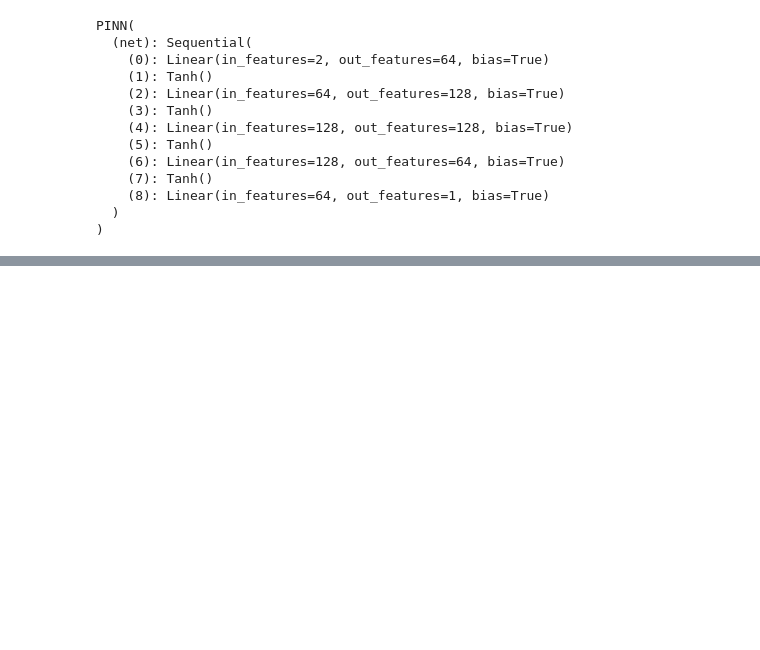
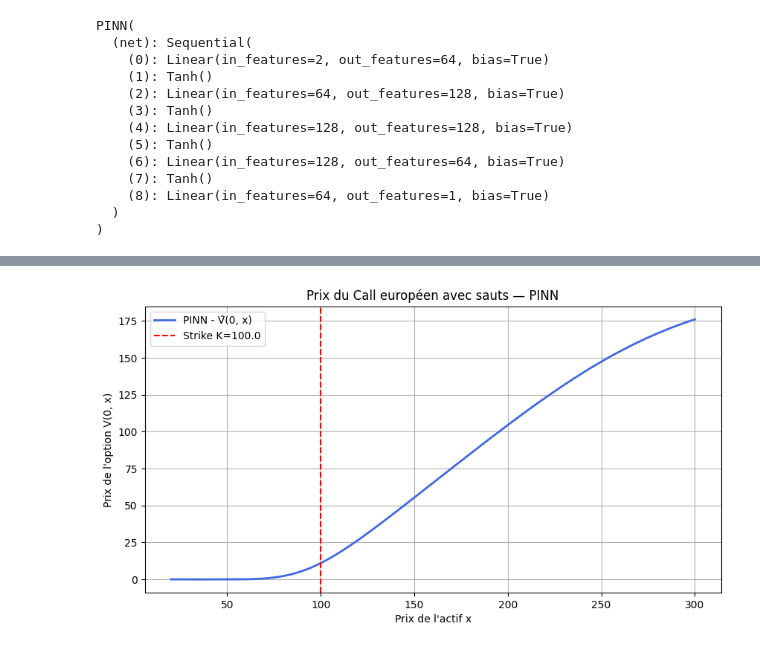
Before and after one commit to Yousra-belg/blackscholes-jumps-deeplearning, a Jupyter notebook: Copie_de_pinn_model.ipynb, the cells around one changed output, grey strips where cells are left out. Cells and saved outputs as stored; diff of their text form; code cells hidden in the pictures; blank space fills up the shorter version.

```diff
--- a/Copie_de_pinn_model.ipynb
+++ b/Copie_de_pinn_model.ipynb
@@ -69,0 +164,22 @@ PINN(
+# %%
+# Grille de visualisation
+x_vals = np.linspace(20, 300, 200)
+t_val  = 0.0
+
+t_plot = torch.tensor([[t_val]] * 200, dtype=torch.float32).to(device)
+x_plot = torch.tensor(x_vals.reshape(-1, 1), dtype=torch.float32).to(device)
+
+with torch.no_grad():
+    V_pred = model(t_plot, x_plot).cpu().numpy()
+
+plt.figure(figsize=(10, 5))
+plt.plot(x_vals, V_pred, label="PINN - V̂(0, x)", color="royalblue", linewidth=2)
+plt.axvline(x=K, color="red", linestyle="--", label=f"Strike K={K}")
+plt.xlabel("Prix de l'actif x")
+plt.ylabel("Prix de l'option V(0, x)")
+plt.title("Prix du Call européen avec sauts — PINN")
+plt.legend()
+plt.grid(True)
+plt.show()
+# %% [output]
+[figure, added]
```
Also changed, not shown: parts of 4 cells of this notebook.
